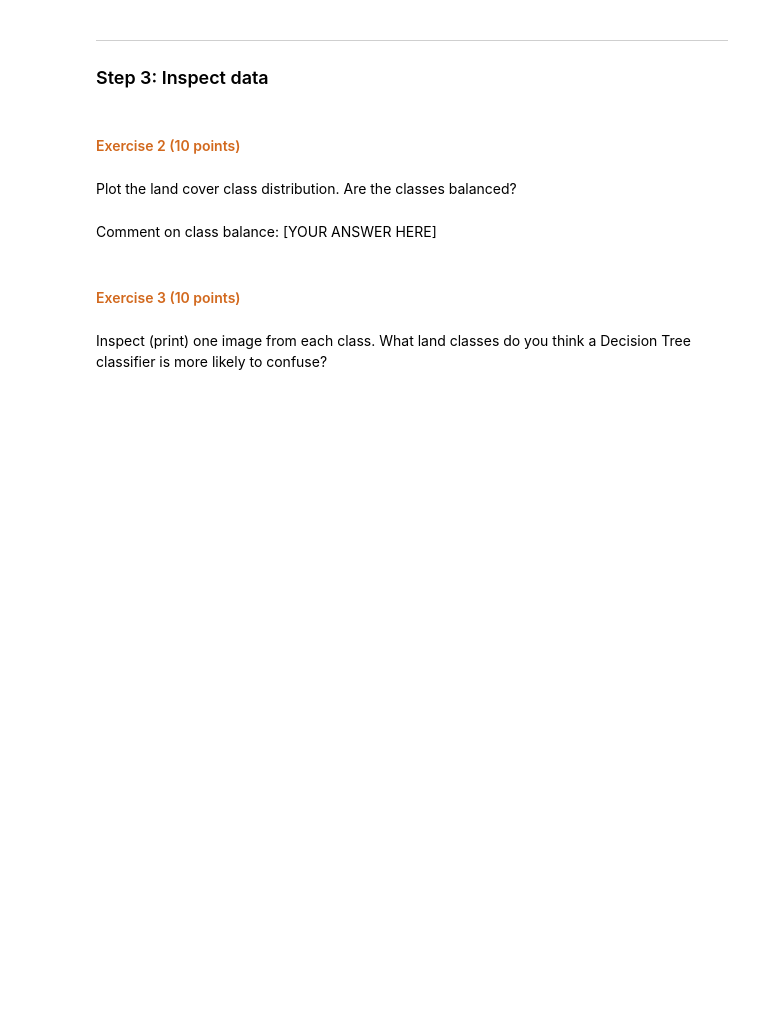
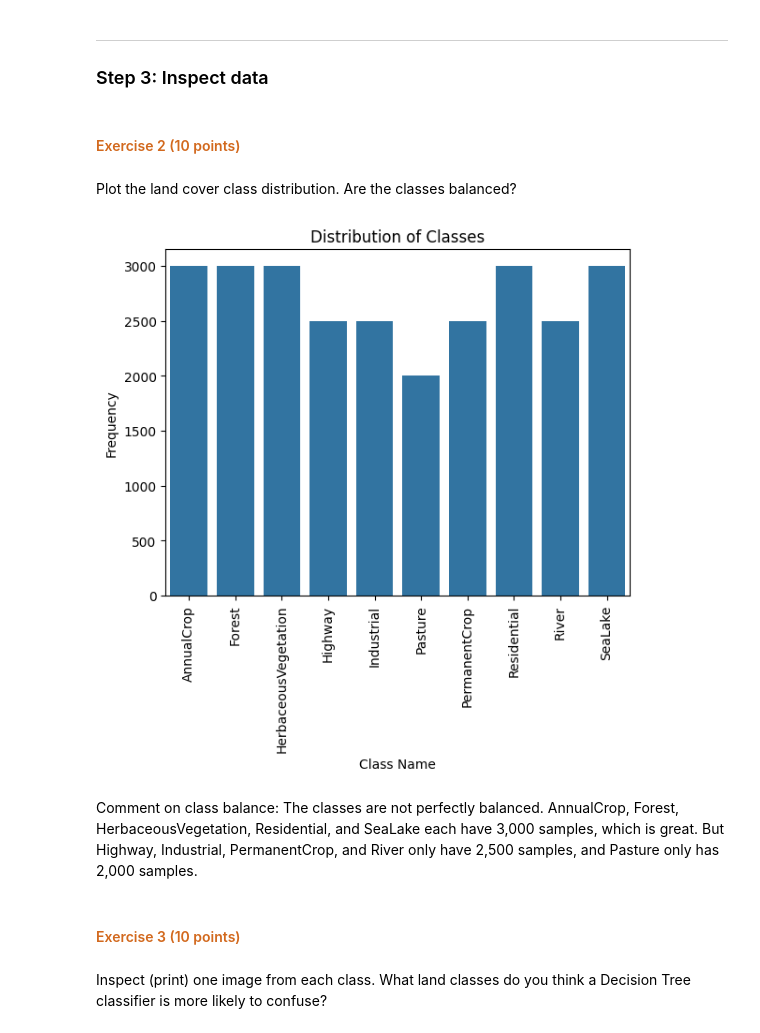
Before and after one commit to davidsolow/w207_applied_machine_learning, a Jupyter notebook: Homeworks/07 Decision Forests.ipynb, the cells around one changed output. Saved outputs shown, nothing was run; the diff lists cells and outputs as text; code cells hidden in the pictures; blank space fills up the shorter version.

```diff
--- a/Homeworks/07 Decision Forests.ipynb
+++ b/Homeworks/07 Decision Forests.ipynb
@@ -83,6 +83,21 @@ def load_data(path_to_data):
     '''
     ## load images and labels
     # FILL IN CODE HERE #
+    images = []
+    labels = []
+    for folder in os.listdir(path_to_data):
+        label_dir = os.path.join(path_to_data, folder)
+        if os.path.isdir(label_dir):
+            for file in os.listdir(label_dir):
+                file_path = os.path.join(label_dir, file)
+                if file_path.lower().endswith('.jpg'):
+                    image = load_img(file_path, target_size=(64,64))
+                    image_array = img_to_array(image)
+                    images.append(image_array)
+                    labels.append(folder)
+
+    images = np.array(images)
+    labels = np.array(labels)
 
     return images, labels
 # %%
@@ -100,8 +117,17 @@ print("Shape of labels ", labels.shape)
 Plot the land cover class distribution. Are the classes balanced?
 # %%
 # FILL IN CODE HERE #
+label_counts = np.unique(labels, return_counts=True)
+sns.barplot(x=label_counts[0], y=label_counts[1])
+plt.xlabel('Class Name')
+plt.xticks(rotation=90)
+plt.ylabel('Frequency')
+plt.title('Distribution of Classes')
+plt.show()
+# %% [output]
+[figure, added]
 # %% [markdown]
-Comment on class balance: [YOUR ANSWER HERE]
+Comment on class balance: The classes are not perfectly balanced. AnnualCrop, Forest, HerbaceousVegetation, Residential, and SeaLake each have 3,000 samples, which is great. But Highway, Industrial, PermanentCrop, and River only have 2,500 samples, and Pasture only has 2,000 samples.
 # %% [markdown]
 #### <span style="color:chocolate"> Exercise 3 (10 points) </span>
 # %% [markdown]
```
Also changed, not shown: parts of 33 cells of this notebook.
